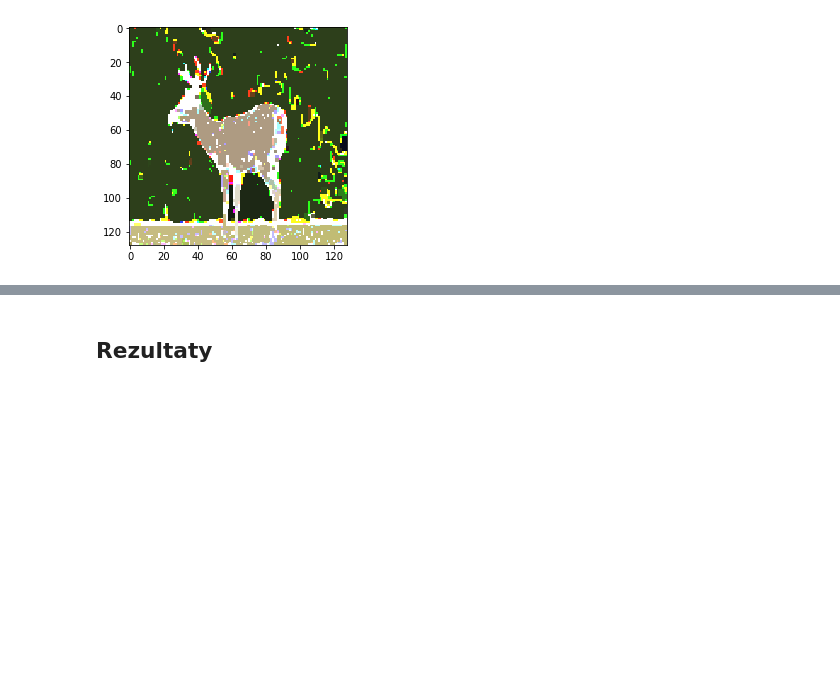
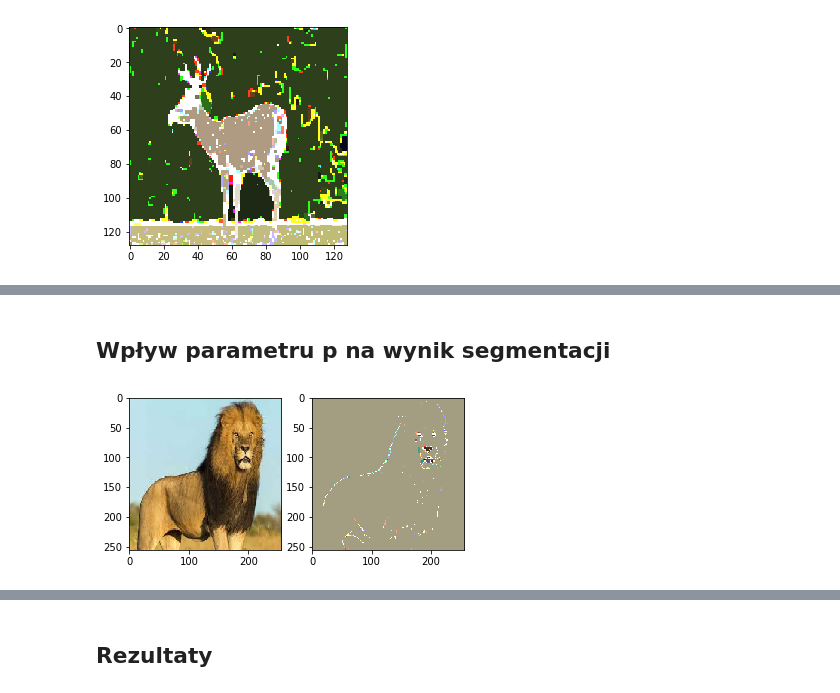
Before and after one commit to kolo-abb/Random-Scripts-And-Notes, a Jupyter notebook: Graph-Segmentation-First-Attempts/Segmentacja-k-spojnosc.ipynb, the cells around one changed output, grey strips where cells are left out. Drawn from its saved outputs; the diff is of its cells as text; code cells hidden in the pictures; blank space fills up the shorter version.

```diff
--- a/Graph-Segmentation-First-Attempts/Segmentacja-k-spojnosc.ipynb
+++ b/Graph-Segmentation-First-Attempts/Segmentacja-k-spojnosc.ipynb
@@ -210,0 +273,6 @@ plt.imshow(im)
+# %% [markdown]
+## Wpływ parametru p na wynik segmentacji ##
+# %%
+two_connected_pipeline(image_path, 30, shape)
+# %% [output]
+[figure, added]
```
Also changed, not shown: parts of 18 cells of this notebook, 1 other file.
